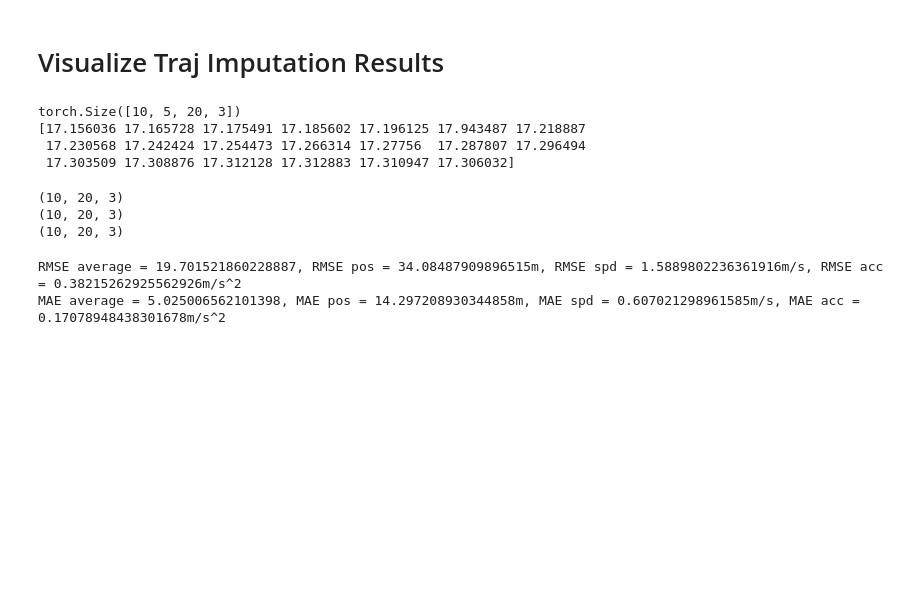
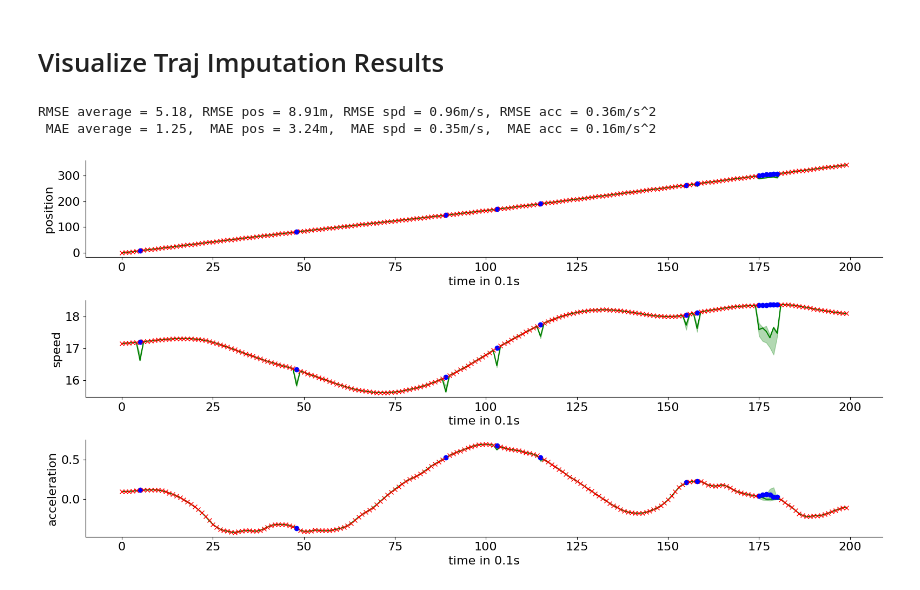
Before and after one commit to tompoek/CSDI, a Jupyter notebook: visualize_examples_trajectory.ipynb, the cells around one changed output. Saved outputs shown, nothing was run; the diff lists cells and outputs as text; code cells hidden in the pictures; blank space fills up the shorter version.

Commit message:
Expand visualization from index-by-index to the whole segment

```diff
--- a/visualize_examples_trajectory.ipynb
+++ b/visualize_examples_trajectory.ipynb
@@ -10,43 +30,48 @@ def get_quantile(samples,q,dim=1):
 # %% [markdown]
 # Visualize Traj Imputation Results
+# %%
+nsample = 5 # number of generated samples (in CSDI settings)
+
+resultfolder = 'traj_imputation_20240918_122536'
+result_path = './save/'+resultfolder+'/result_nsample' + str(nsample) + '.pk'
+with open(result_path, 'rb') as f:
+    RMSE_average, MAE_average, RMSE_pos, RMSE_spd, RMSE_acc, MAE_pos, MAE_spd, MAE_acc = pickle.load(f) # the last metric is reserved
+
+print(f"RMSE average = {RMSE_average:.2f}, RMSE pos = {RMSE_pos:.2f}m, RMSE spd = {RMSE_spd:.2f}m/s, RMSE acc = {RMSE_acc:.2f}m/s^2")
+print(f" MAE average = {MAE_average:.2f},  MAE pos = {MAE_pos:.2f}m,  MAE spd = {MAE_spd:.2f}m/s,  MAE acc = {MAE_acc:.2f}m/s^2")
+# %% [output]
+RMSE average = 5.18, RMSE pos = 8.91m, RMSE spd = 0.96m/s, RMSE acc = 0.36m/s^2
+ MAE average = 1.25,  MAE pos = 3.24m,  MAE spd = 0.35m/s,  MAE acc = 0.16m/s^2
 # %%
 dataset = 'trajectory' # choose 'healthcare' or 'airquality'
-datafolder = 'traj_imputation_20240904_093900' # set the folder name
-nsample = 5 # number of generated sample
+datafolder = 'traj_imputation_20240918_122536' # set the folder name
 
 segment_id = 3 # target segment to visualize
 local_veh_id = 5 # target local vehicle id to visualize
 path = './save/'+datafolder+'/seg' + str(segment_id) + '_localvehid' + str(local_veh_id) + '_nsample' + str(nsample) + '.pk'
 
 with open(path, 'rb') as f:
-    samples,all_target,all_evalpoint,all_observed,all_observed_time,scaler,mean_scaler = pickle.load(f)
+    samples, all_target, all_evalpoint, all_observed, all_observed_time, scaler, mean_scaler = pickle.load(f)
+
+samples = samples.permute(1, 0, 2, 3).reshape(5, -1, 3)
+all_target = all_target.reshape(-1, 3)
+all_evalpoint = all_evalpoint.reshape(-1, 3)
+all_observed = all_observed.reshape(-1, 3)
+all_observed_time = all_observed_time.reshape(-1)
 
 all_target_np = all_target.cpu().numpy()
 all_evalpoint_np = all_evalpoint.cpu().numpy()
 all_observed_np = all_observed.cpu().numpy()
 all_given_np = all_observed_np - all_evalpoint_np
 
 K = samples.shape[-1] #feature
 L = samples.shape[-2] #time length
 
-
 qlist =[0.05,0.25,0.5,0.75,0.95]
 quantiles_imp= []
 for q in qlist:
-    quantiles_imp.append(get_quantile(samples, q, dim=1)*(1-all_given_np) + all_target_np * all_given_np)
+    quantiles_imp.append( torch.quantile(samples,q,dim=0).cpu().numpy() *(1-all_given_np) + all_target_np * all_given_np)
+
+visualize_trajectory()
+# %% [output]
+[figure, added]
-# %%
-print(samples.shape)
-print(quantiles_imp[2][0,:,1])
-# %% [output]
-torch.Size([10, 5, 20, 3])
-[17.156036 17.165728 17.175491 17.185602 17.196125 17.943487 17.218887
- 17.230568 17.242424 17.254473 17.266314 17.27756  17.287807 17.296494
- 17.303509 17.308876 17.312128 17.312883 17.310947 17.306032]
-# %%
-print(all_target_np.shape)
-print(all_evalpoint_np.shape)
-print(all_given_np.shape)
-# %% [output]
-(10, 20, 3)
-(10, 20, 3)
-(10, 20, 3)
@@ -58,6 +77,0 @@ with open(result_path, 'rb') as f:
-# %%
-print(f"RMSE average = {RMSE_average:.2f}, RMSE pos = {RMSE_pos:.2f}m, RMSE spd = {RMSE_spd:.2f}m/s, RMSE acc = {RMSE_acc:.2f}m/s^2")
-print(f" MAE average = {MAE_average:.2f},  MAE pos = {MAE_pos:.2f}m,  MAE spd = {MAE_spd:.2f}m/s,  MAE acc = {MAE_acc:.2f}m/s^2")
-# %% [output]
-RMSE average = 19.701521860228887, RMSE pos = 34.08487909896515m, RMSE spd = 1.5889802236361916m/s, RMSE acc = 0.38215262925562926m/s^2
-MAE average = 5.025006562101398, MAE pos = 14.297208930344858m, MAE spd = 0.607021298961585m/s, MAE acc = 0.17078948438301678m/s^2
```
Also changed, not shown: parts of 41 cells of this notebook.
